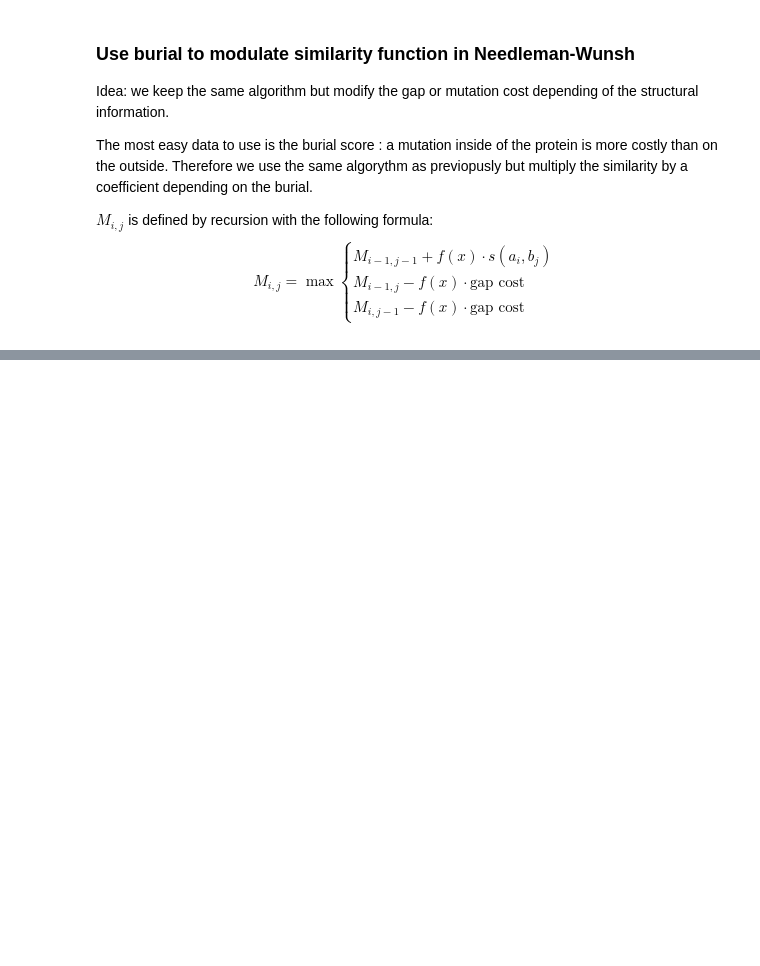
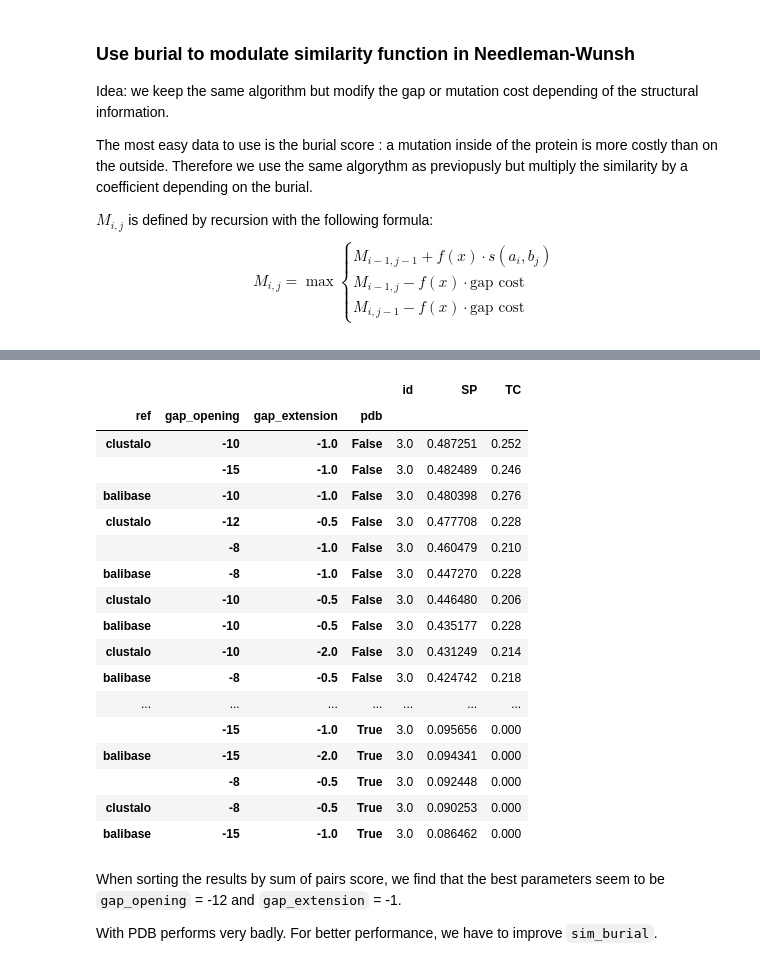
Before and after one commit to flopau76/projet_bio_info, a Jupyter notebook: aligning_proteins/aligning_proteins.ipynb, the cells around one changed output, grey strips where cells are left out. Saved outputs shown, nothing was run; the diff lists cells and outputs as text; code cells hidden in the pictures; blank space fills up the shorter version.

```diff
--- a/aligning_proteins/aligning_proteins.ipynb
+++ b/aligning_proteins/aligning_proteins.ipynb
@@ -697,9 +771,3 @@ M_{i,j} = \max \begin{cases}
   M_{i,j-1} - f(x) \cdot \text{gap cost}&
 \end{cases}
 $$
-# %%
-def sim_burial(dssp_a, dssp_b, i, j, gap=-8)->float:
-    ''' a, b tuples (sequence, list of burial values)'''
-    print(dssp_a)
-    bur = 0.5 + (dssp_a[i][3] + dssp_b[j][3])/2
-    return bur * sim_blossum([dssp_a[i][1]], [dssp_b[j][1]], 0, 0, gap)
@@ -705,0 +783,12 @@ def sim_burial(dssp_a, dssp_b, i, j, gap=-8)->float:
+# %%
+alignment, score = progressive_alignment(burial_list, sim_burial, -10, -0.5)
+# %%
+seq_list = []
+for seq in alignment:
+    for i in range(len(seq)):
+        if seq[i] == '-':
+            seq[i] = ('-', '-')
+    seq_list.append("".join([aa[0] for aa in seq]))
+
+for seq in seq_list:
+    print(seq)
@@ -733,0 +857,22 @@ ImportError: cannot import name 'test' from 'bali_score2' (/home/flopau/Document
+# %%
+# comparing clustal omega to balibase reference
+train_data = 38
+
+Res = {'id':[], 'SP':[], 'TC':[]}
+
+for i in range(1, train_data+1):
+    file_bali = f"data/balibase/RV11.aligned/BB11{str(i).zfill(3)}.fasta"
+    file_clustal = f"data/balibase/results/clustalo/BB11{str(i).zfill(3)}.fasta"
+
+    refkeylist, refseq = read_fasta2dict(file_bali)
+    testkeylist, testseq = read_fasta2dict(file_clustal)
+
+    sp, tc = compare_seq(refseq, refkeylist, testseq, testkeylist)
+    Res['id'].append(i)
+    Res['SP'].append(sp)
+    Res['TC'].append(tc)
+
+df_clustalo = pd.DataFrame(Res)
+print("Results of clustal omega compared to balibase reference:")
+print('____________________________________________________')
+print(df_clustalo)
@@ -733,0 +956,27 @@ ImportError: cannot import name 'test' from 'bali_score2' (/home/flopau/Document
+# %%
+df.groupby(['ref', 'gap_opening', 'gap_extension', 'pdb']).mean().sort_values(by='SP', ascending=False)
+# df[df.ref=='clustalo'].groupby(['gap_opening', 'gap_extension']).mean().sort_values(ascending=False)
+# df[df.ref=='balibase'].groupby(['gap_opening', 'gap_extension'])['SP'].mean().sort_values(ascending=False)
+# %% [output]
+|  |  |  |  | id | SP | TC |
+| ref | gap_opening | gap_extension | pdb |  |  |  |
+| clustalo | -10 | -1.0 | False | 3.0 | 0.487251 | 0.252 |
+|  | -15 | -1.0 | False | 3.0 | 0.482489 | 0.246 |
+| balibase | -10 | -1.0 | False | 3.0 | 0.480398 | 0.276 |
+| clustalo | -12 | -0.5 | False | 3.0 | 0.477708 | 0.228 |
+|  | -8 | -1.0 | False | 3.0 | 0.460479 | 0.210 |
+| balibase | -8 | -1.0 | False | 3.0 | 0.447270 | 0.228 |
+| clustalo | -10 | -0.5 | False | 3.0 | 0.446480 | 0.206 |
+| balibase | -10 | -0.5 | False | 3.0 | 0.435177 | 0.228 |
+| clustalo | -10 | -2.0 | False | 3.0 | 0.431249 | 0.214 |
+| balibase | -8 | -0.5 | False | 3.0 | 0.424742 | 0.218 |
+| ... | ... | ... | ... | ... | ... | ... |
+|  | -15 | -1.0 | True | 3.0 | 0.095656 | 0.000 |
+| balibase | -15 | -2.0 | True | 3.0 | 0.094341 | 0.000 |
+|  | -8 | -0.5 | True | 3.0 | 0.092448 | 0.000 |
+| clustalo | -8 | -0.5 | True | 3.0 | 0.090253 | 0.000 |
+| balibase | -15 | -1.0 | True | 3.0 | 0.086462 | 0.000 |
+# %% [markdown]
+When sorting the results by sum of pairs score, we find that the best parameters seem to be `gap_opening` = -12 and `gap_extension` = -1.
+
+With PDB performs very badly. For better performance, we have to improve `sim_burial`.
```
Also changed, not shown: parts of 36 cells of this notebook, 2 other files.
